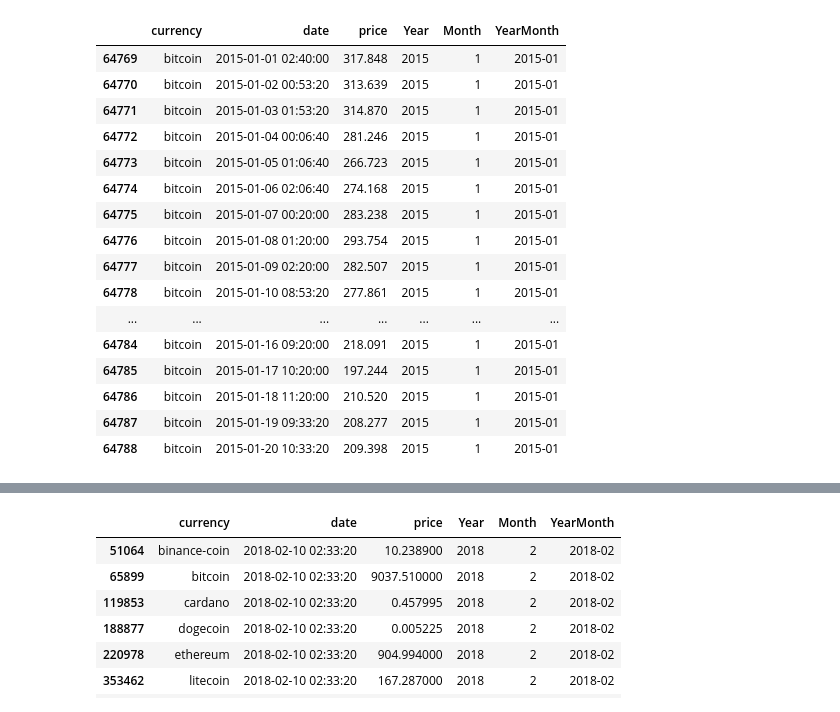
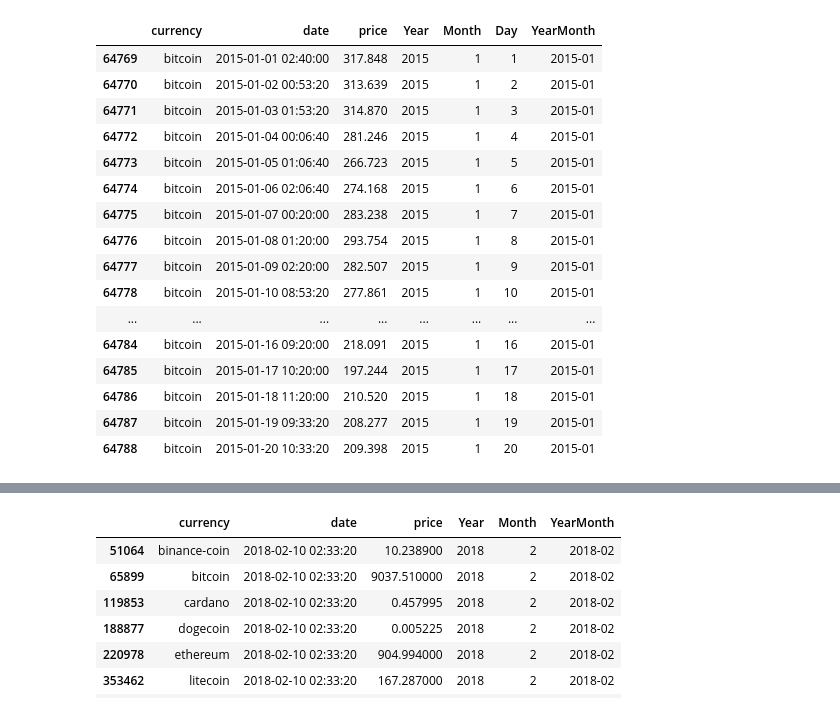
Before and after one commit to uic-cs418/cs418-spring22-sixth-sense, a Jupyter notebook: CS418_Sixth_Sense.ipynb, the cells around one changed output, grey strips where cells are left out. Drawn from its saved outputs; the diff is of its cells as text; code cells hidden in the pictures.

```diff
--- a/CS418_Sixth_Sense.ipynb
+++ b/CS418_Sixth_Sense.ipynb
@@ -6,36 +6,37 @@ import matplotlib.pyplot as plt
 # %%
 crypto_prices_df = pd.read_csv('chasewillden-cryptocurrency-price-by-date-2013-february-2018/chasewillden-cryptocurrency-price-by-date-2013-february-2018/data/cryptocurrency_prices_by_date.csv')
 
 # Extract prices for the timeframe 01/01/2015 - 12/31/2018
 # 2015-01-01 00:00:00  => 1420070400000
 # 2018-12-31 23:59:59 => 1546261199000
 crypto_prices_df = crypto_prices_df[(crypto_prices_df['date'] >= 1420070400000) & (crypto_prices_df['date'] <= 1546261199000)]
 
 #print(crypto_prices_df.keys())
 
 # Convert Unix time to Date time
 crypto_prices_df['date'] = pd.to_datetime(crypto_prices_df['date'], unit='ms')
 ## prices.drop_duplicates('currency', keep='last')
 ## print(prices['currency'].unique())
 crypto_prices_df['Year'] = crypto_prices_df['date'].dt.year
 crypto_prices_df['Month'] = crypto_prices_df['date'].dt.month
+crypto_prices_df['Day'] = crypto_prices_df['date'].dt.day
 crypto_prices_df['YearMonth'] = crypto_prices_df['date'].dt.to_period('m')
 crypto_prices_df[(crypto_prices_df['currency'] == 'bitcoin')].head(20)
 # %% [output]
-|  | currency | date | price | Year | Month | YearMonth |
-| 64769 | bitcoin | 2015-01-01 02:40:00 | 317.848 | 2015 | 1 | 2015-01 |
-| 64770 | bitcoin | 2015-01-02 00:53:20 | 313.639 | 2015 | 1 | 2015-01 |
-| 64771 | bitcoin | 2015-01-03 01:53:20 | 314.870 | 2015 | 1 | 2015-01 |
-| 64772 | bitcoin | 2015-01-04 00:06:40 | 281.246 | 2015 | 1 | 2015-01 |
-| 64773 | bitcoin | 2015-01-05 01:06:40 | 266.723 | 2015 | 1 | 2015-01 |
-| 64774 | bitcoin | 2015-01-06 02:06:40 | 274.168 | 2015 | 1 | 2015-01 |
-| 64775 | bitcoin | 2015-01-07 00:20:00 | 283.238 | 2015 | 1 | 2015-01 |
-| 64776 | bitcoin | 2015-01-08 01:20:00 | 293.754 | 2015 | 1 | 2015-01 |
-| 64777 | bitcoin | 2015-01-09 02:20:00 | 282.507 | 2015 | 1 | 2015-01 |
-| 64778 | bitcoin | 2015-01-10 08:53:20 | 277.861 | 2015 | 1 | 2015-01 |
-| ... | ... | ... | ... | ... | ... | ... |
-| 64784 | bitcoin | 2015-01-16 09:20:00 | 218.091 | 2015 | 1 | 2015-01 |
-| 64785 | bitcoin | 2015-01-17 10:20:00 | 197.244 | 2015 | 1 | 2015-01 |
-| 64786 | bitcoin | 2015-01-18 11:20:00 | 210.520 | 2015 | 1 | 2015-01 |
-| 64787 | bitcoin | 2015-01-19 09:33:20 | 208.277 | 2015 | 1 | 2015-01 |
-| 64788 | bitcoin | 2015-01-20 10:33:20 | 209.398 | 2015 | 1 | 2015-01 |
+|  | currency | date | price | Year | Month | Day | YearMonth |
+| 64769 | bitcoin | 2015-01-01 02:40:00 | 317.848 | 2015 | 1 | 1 | 2015-01 |
+| 64770 | bitcoin | 2015-01-02 00:53:20 | 313.639 | 2015 | 1 | 2 | 2015-01 |
+| 64771 | bitcoin | 2015-01-03 01:53:20 | 314.870 | 2015 | 1 | 3 | 2015-01 |
+| 64772 | bitcoin | 2015-01-04 00:06:40 | 281.246 | 2015 | 1 | 4 | 2015-01 |
+| 64773 | bitcoin | 2015-01-05 01:06:40 | 266.723 | 2015 | 1 | 5 | 2015-01 |
+| 64774 | bitcoin | 2015-01-06 02:06:40 | 274.168 | 2015 | 1 | 6 | 2015-01 |
+| 64775 | bitcoin | 2015-01-07 00:20:00 | 283.238 | 2015 | 1 | 7 | 2015-01 |
+| 64776 | bitcoin | 2015-01-08 01:20:00 | 293.754 | 2015 | 1 | 8 | 2015-01 |
+| 64777 | bitcoin | 2015-01-09 02:20:00 | 282.507 | 2015 | 1 | 9 | 2015-01 |
+| 64778 | bitcoin | 2015-01-10 08:53:20 | 277.861 | 2015 | 1 | 10 | 2015-01 |
+| ... | ... | ... | ... | ... | ... | ... | ... |
+| 64784 | bitcoin | 2015-01-16 09:20:00 | 218.091 | 2015 | 1 | 16 | 2015-01 |
+| 64785 | bitcoin | 2015-01-17 10:20:00 | 197.244 | 2015 | 1 | 17 | 2015-01 |
+| 64786 | bitcoin | 2015-01-18 11:20:00 | 210.520 | 2015 | 1 | 18 | 2015-01 |
+| 64787 | bitcoin | 2015-01-19 09:33:20 | 208.277 | 2015 | 1 | 19 | 2015-01 |
+| 64788 | bitcoin | 2015-01-20 10:33:20 | 209.398 | 2015 | 1 | 20 | 2015-01 |
```
Also changed, not shown: parts of 3 cells of this notebook.
